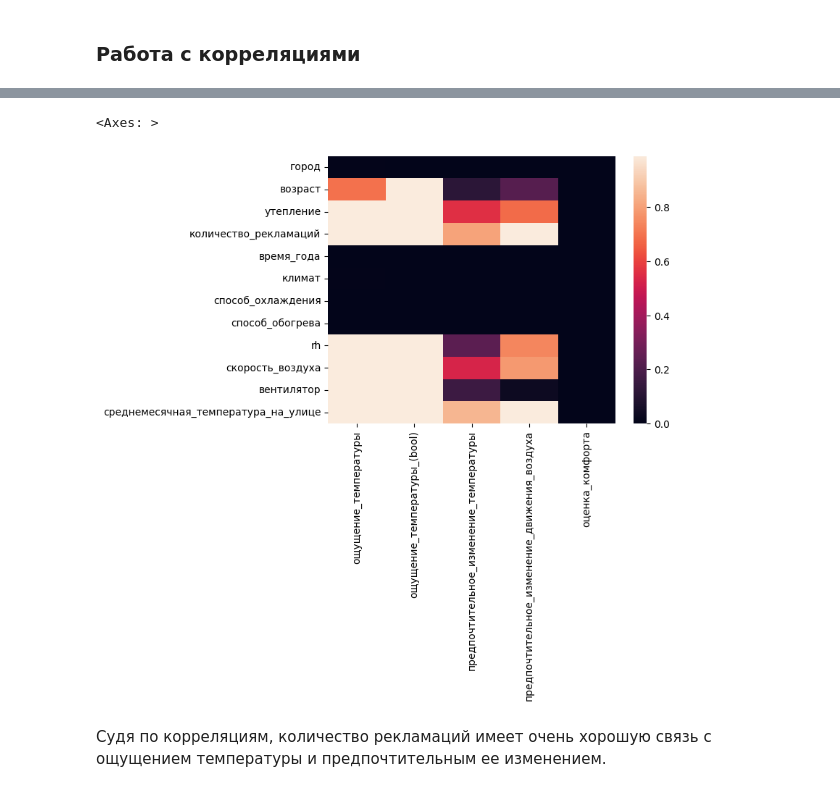
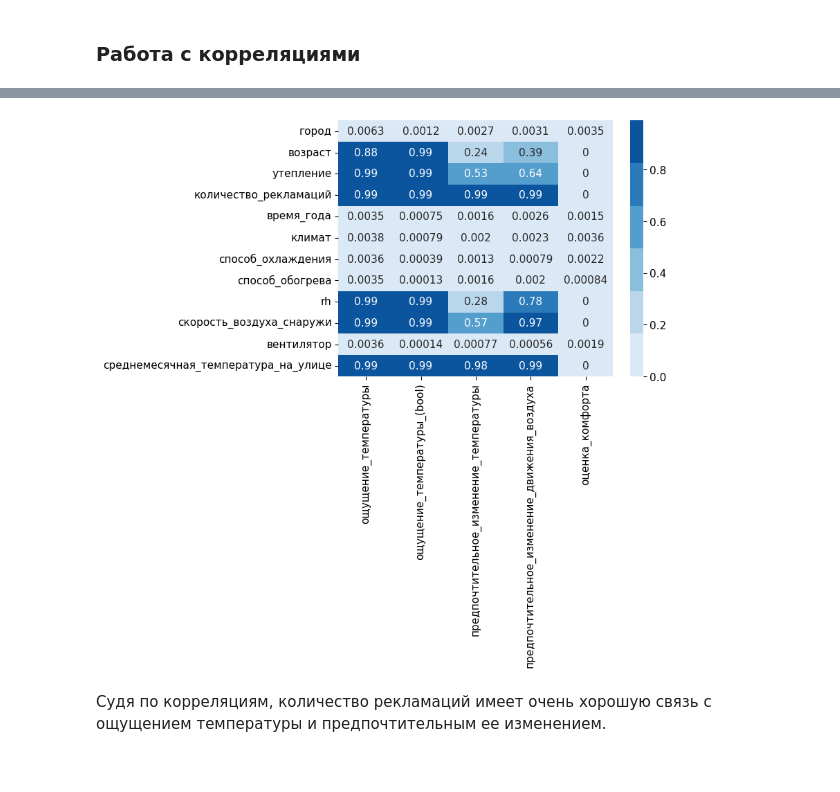
Before and after one commit to olegg366/SCHAD_household_services_09, a Jupyter notebook: main.ipynb, the cells around one changed output, grey strips where cells are left out. Saved outputs shown, nothing was run; the diff lists cells and outputs as text; code cells hidden in the pictures.

```diff
--- a/main.ipynb
+++ b/main.ipynb
@@ -332,11 +332,15 @@ plot_hist(df,['рост'])
 # %% [output]
 [figure]
 # %%
-df['возраст'].astype('int', copy=False)
+df['возраст'] = df['возраст'].astype('int')
 gb1 = df.groupby(['возраст', 'пол'])['рост']
+md = gb1.median()
 for key, item in gb1:
     cond = (df['возраст'] == key[0]) & (df['пол'] == key[1])
-    key_mean = gb1.get_group(key).median()
+    if not md.isna()[key]:
+        key_mean = md[key]
+    else:
+        key_mean = df['рост'][df['пол'] == key[1]].median()
     df["рост"][cond] = df["рост"][cond].fillna(key_mean)
 # %%
 plot_hist(df,['рост'])
@@ -350,7 +354,11 @@ plot_hist(df,['вес'])
 [figure]
 # %%
 gb2 = df.groupby(['возраст', 'пол'])['вес']
+md = gb2.median()
 for key, item in gb2:
     cond = (df['возраст'] == key[0]) & (df['пол'] == key[1])
-    key_mean = gb2.get_group(key).median()
+    if not md.isna()[key]:
+        key_mean = md[key]
+    else:
+        key_mean = df['вес'][df['пол'] == key[1]].median()
     df["вес"][cond] = df["вес"][cond].fillna(key_mean)
@@ -502,9 +492,9 @@ types = {
     'способ_обогрева': 'cat',
     # 'температура_воздуха_в_помещении': 'num',
     'rh': 'num',
-    'скорость_воздуха': 'num',
+    'скорость_воздуха_снаружи': 'num',
     # 'занавески': 'cat',
-    'вентилятор': 'num',
+    'вентилятор': 'cat',
     # 'окно': 'cat',
     # 'двери': 'cat',
     'среднемесячная_температура_на_улице': 'num'}
@@ -566,11 +556,11 @@ def correlation(g1, g2, type1, type2):
                 res = mannwhitneyu(*gs)
                 method = 0
             else:
-                res = kruskal(*gs)
+                res = kruskal(*gs, nan_policy='omit')
                 method = 1
         else:
             if ln == 2:
-                res = ttest_ind(*gs)
+                res = ttest_ind(*gs, nan_policy='omit')
                 method = 2
             else:
                 res = f_oneway(*gs)
@@ -582,7 +572,7 @@ def correlation(g1, g2, type1, type2):
         else:
             norm = shapiro(g1).pvalue >= 0.05 and shapiro(g2).pvalue >= 0.05 # проверка на нормальность
             if not norm:
-                res = spearmanr(g1, g2)
+                res = spearmanr(g1, g2, nan_policy='omit')
                 method = 5
             else:
                 res = pearsonr(g1, g2)
@@ -700,35 +690,35 @@ df.head()
 # %%
 # составляем хитмап корреляций
 cols = list(types)
 colssubs = list(subs)
 resflat = []
 res = np.zeros((len(cols), len(colssubs)), dtype='float32')
 meths = np.zeros_like(res, dtype='O')
 for i in range(len(cols)):
     for j in range(len(colssubs)):
         f1, f2 = cols[i], colssubs[j]
         statistics, pvalue, meth = correlation(df[f1], df[f2], types[f1], subs[f2])
         res[i, j] = statistics
         meths[i, j] = meth
         if pvalue < 0.05 and statistics > 0.5:
             resflat.append([f1 + ' ' + f2, statistics, pvalue, meth])
 for meth in np.unique(meths):
     idx = meths == meth
     if meth <= 4:
         g = res[idx]
         for i in range(len(g)):
             if g[i] == np.nan:
                 g[i] = 0
             elif g[i] >= 20:
                 g[i] = 0.99
             else:
                 g[i] = g[i] / 20
         res[idx] = g
 dfress = pd.DataFrame(index=cols, columns=colssubs, data=res)
 sns.heatmap(dfress.fillna(0), cmap=sns.color_palette('Blues'), annot=True)
+a = 1
 # %% [output]
-<Axes: >
-[figure, old version]
+[figure, new version]
 # %% [markdown]
 Судя по корреляциям, количество рекламаций имеет очень хорошую связь с ощущением температуры и предпочтительным ее изменением.
 # %% [markdown]
```
Also changed, not shown: parts of 35 cells of this notebook, 1 other file.
